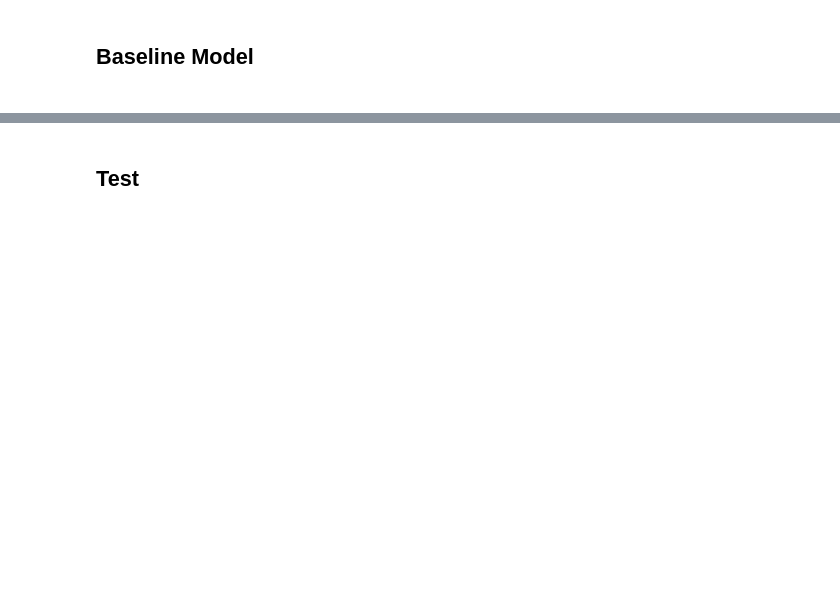
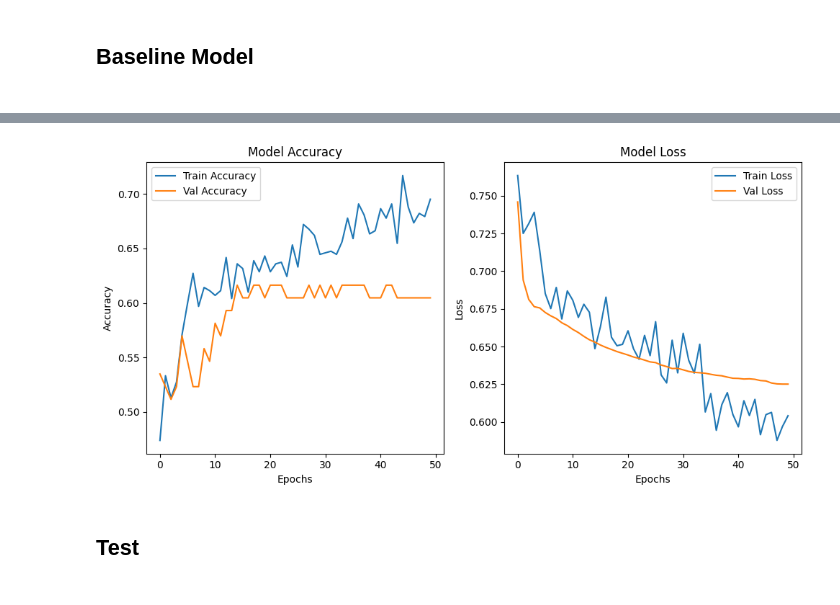
Before and after one commit to TrippWhaley/comp-562-final-project, a Jupyter notebook: project.ipynb, the cells around one changed output, grey strips where cells are left out. Drawn from its saved outputs; the diff is of its cells as text; code cells hidden in the pictures; blank space fills up the shorter version.

```diff
--- a/project.ipynb
+++ b/project.ipynb
@@ -317,0 +230,72 @@ Epoch 20/20
+# %%
+# Define CNN model architecture
+
+def baseline_cnn_model(input_shape=(64, 64, 1)):
+    model = Sequential()
+
+    # First convolutional block
+    model.add(Conv2D(32, (3, 3), activation='relu', padding='same', input_shape=input_shape))
+    model.add(BatchNormalization())
+    model.add(MaxPooling2D((2, 2)))
+    model.add(Dropout(0.3))
+
+    # Second convolutional block
+    model.add(Conv2D(64, (3, 3), activation='relu', padding='same'))
+    model.add(BatchNormalization())
+    model.add(MaxPooling2D((2, 2)))
+    model.add(Dropout(0.3))
+
+    # Third convolutional block
+    model.add(Conv2D(128, (3, 3), activation='relu', padding='same'))
+    model.add(BatchNormalization())
+    model.add(MaxPooling2D((2, 2)))
+    model.add(Dropout(0.4))
+
+    # Global average pooling to reduce dimensions and avoid overfitting
+    model.add(GlobalAveragePooling2D())
+
+    # Fully connected layer
+    model.add(Dense(128, activation='relu'))
+    model.add(Dropout(0.5))
+
+    # Output layer
+    model.add(Dense(1, activation='sigmoid'))  # For binary classification (tumor vs non-tumor)
+
+    # Compile the model
+    model.compile(optimizer=Adam(learning_rate=0.00001), loss='binary_crossentropy', metrics=['accuracy'])
+
+    return model
+
+
+# Create CNN model
+baseline_model = baseline_cnn_model()
+
+# Train the model
+history = baseline_model.fit(X_train, y_train, validation_data=(X_val, y_val), epochs=50, batch_size=32, verbose=1)
+
+# Plot the learning curves
+plt.figure(figsize=(10, 5))
+
+# Plot accuracy
+plt.subplot(1, 2, 1)
+plt.plot(history.history['accuracy'], label='Train Accuracy')
+plt.plot(history.history['val_accuracy'], label='Val Accuracy')
+plt.title('Model Accuracy')
+plt.xlabel('Epochs')
+plt.ylabel('Accuracy')
+plt.legend()
+
+# Plot loss
+plt.subplot(1, 2, 2)
+plt.plot(history.history['loss'], label='Train Loss')
+plt.plot(history.history['val_loss'], label='Val Loss')
+plt.title('Model Loss')
+plt.xlabel('Epochs')
+plt.ylabel('Loss')
+plt.legend()
+
+plt.tight_layout()
+plt.show()
+
+baseline_model.save('./baseline_model.keras')
+# %% [output]
@@ -318,3 +319,4 @@ Epoch 20/20
+[figure, added]
 # %% [markdown]
 <h2> Test<h3>
 # %%
```
Also changed, not shown: parts of 16 cells of this notebook.
